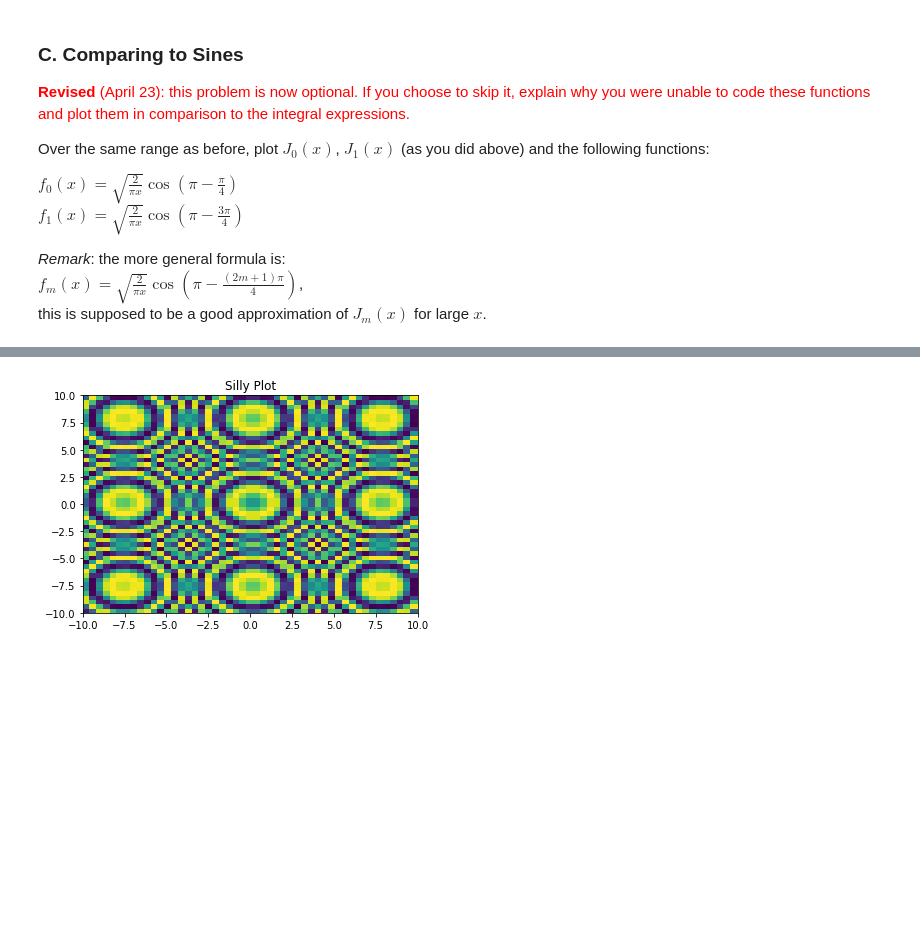
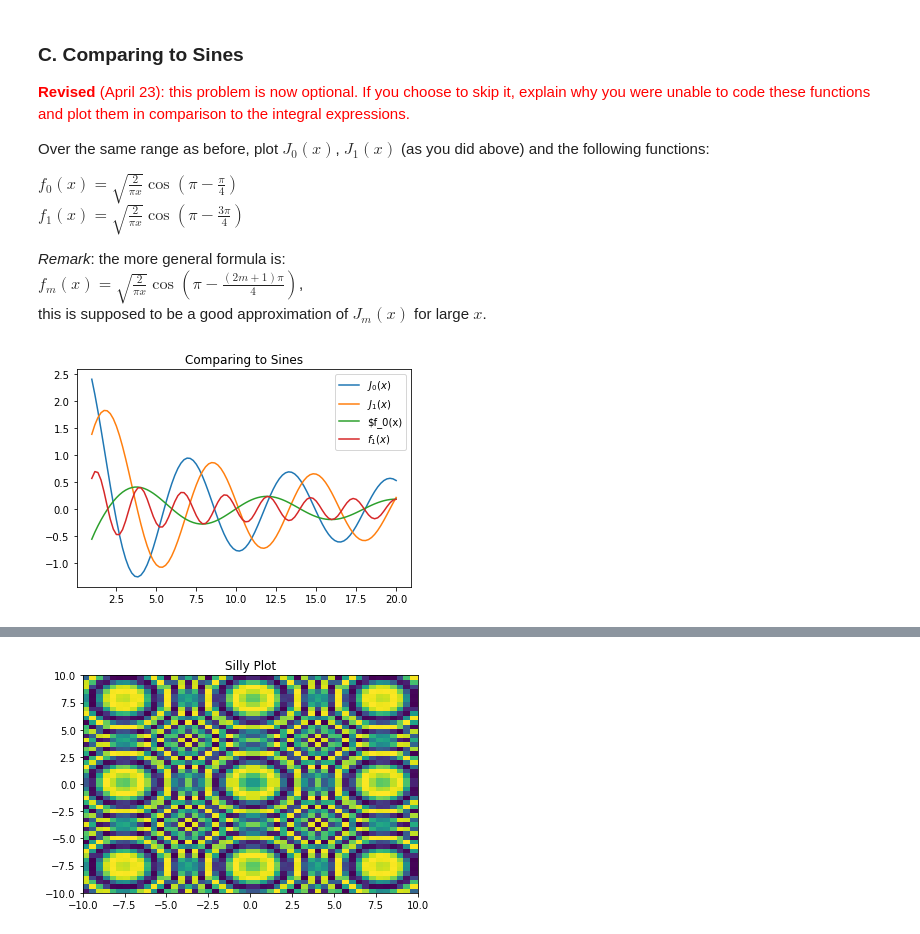
Before and after one commit to udarg001/P177_Homework, a Jupyter notebook: Homework_02.ipynb, the cells around one changed output, grey strips where cells are left out. Cells and saved outputs as stored; diff of their text form; code cells hidden in the pictures; blank space fills up the shorter version.

```diff
--- a/Homework_02.ipynb
+++ b/Homework_02.ipynb
@@ -173,3 +169,49 @@ this is supposed to be a good approximation of $J_m(x)$ for large $x$.
+# %%
+# No quick start here.
+# Write your own functions f0(x) and f1(x),
+# then follow the Problem 2B template to plot f0, f1, J0, and J1
+
+from math import pi as pi
+from math import sin as sin
+from math import cos as cos
+
+# Create a Numpy array of sampling points
+x = np.linspace(1, 20, 100)
+
+# Create a "vectorized" version of J(m,x) that
+# accepts Numpy arrays as arguments
+Jnp = np.vectorize(J)
+
+def f_0(x):
+    return ((2/(pi*x))**(1/2)*cos(pi - (pi*x/4)))
+
+def f_1(x):
+    return ((2/(pi*x))**(1/2)*cos(pi - (3*pi*x/4)))
+
+#In class, it was mentioned that f0 and f1 were both missing an x. I added the variable inside the cosine as that seemed to
+# produce an approximation
+
+nf_0 = np.vectorize(f_0)
+
+nf_1 = np.vectorize(f_1)
+
+plt.plot(x,Jnp(0,x),
+         label='$J_0(x)$')
+
+plt.plot(x,Jnp(1,x),
+         label='$J_1(x)$')
+
+plt.plot(x,nf_0(x),
+         label='$f_0(x)')
+
+plt.plot(x,nf_1(x),
+         label='$f_1(x)$')
+
+plt.title("Comparing to Sines")
+plt.legend()
+plt.show()
+# %% [output]
+[figure, added]
 # %% [markdown]
 ### D. Plotting Diffraction Patterns
 
```
Also changed, not shown: parts of 1 cell of this notebook.
